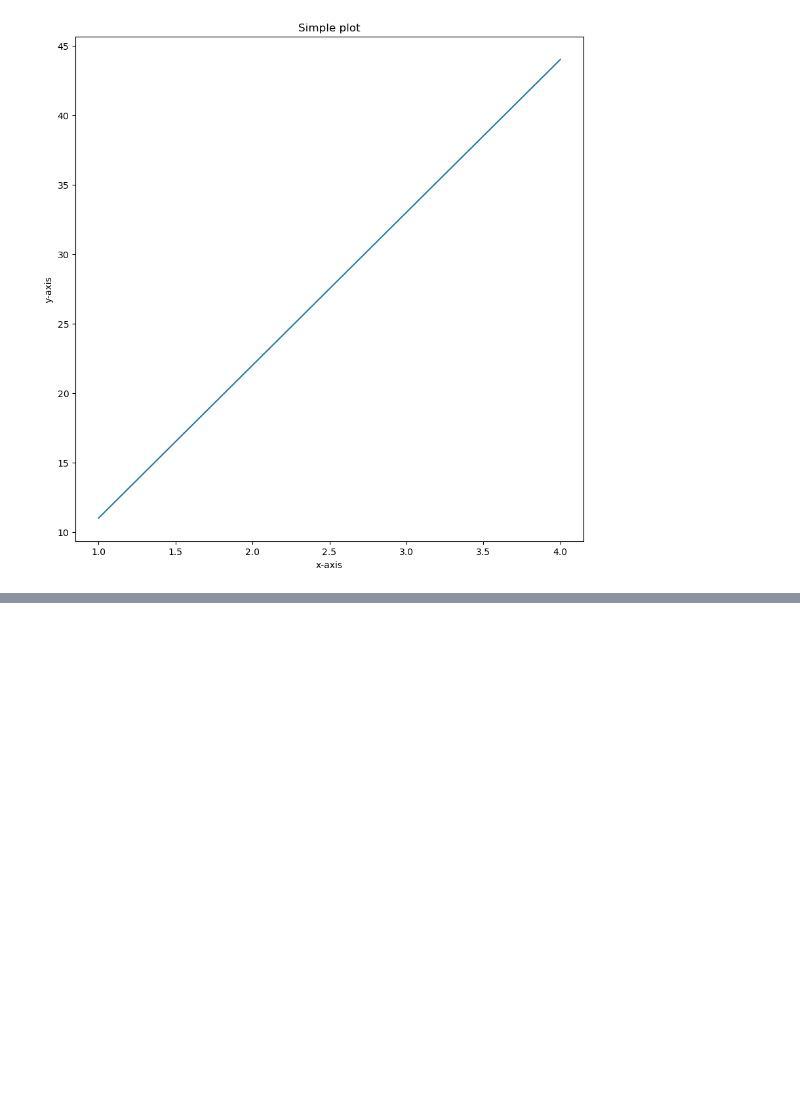
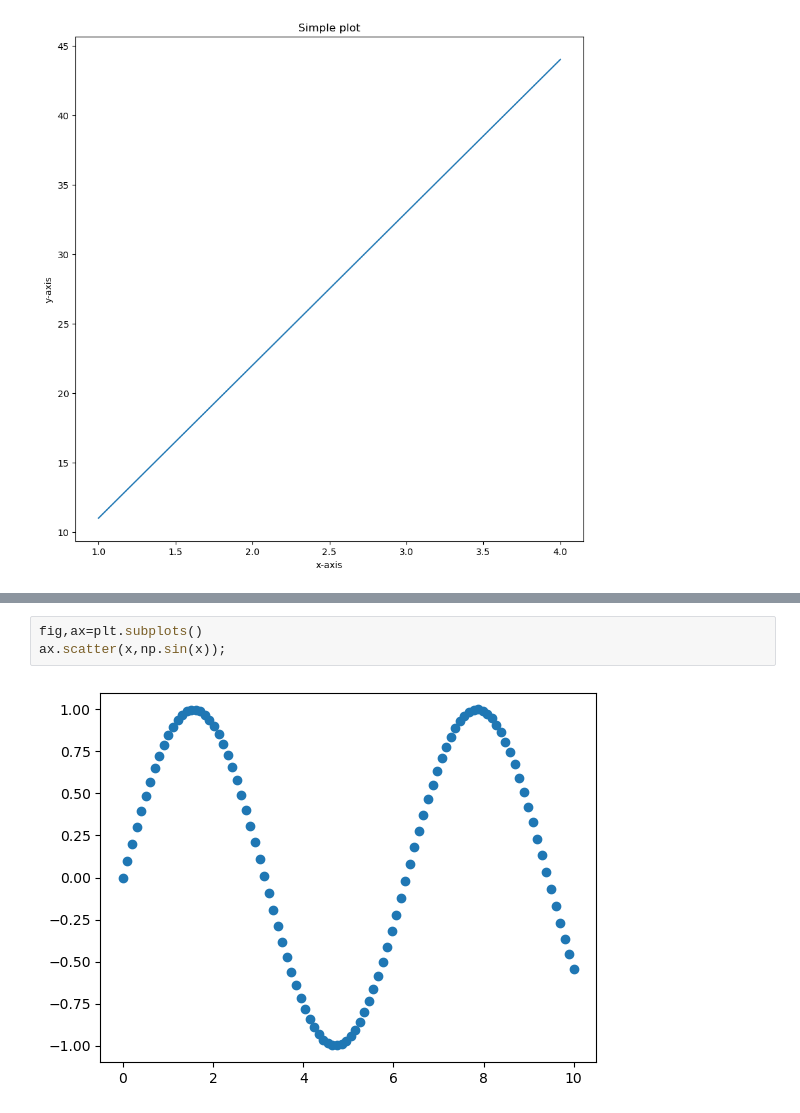
Before and after one commit to adityapaul26/ml, a Jupyter notebook: Introduction to matplotlib.ipynb, the cells around one changed output, grey strips where cells are left out. Saved outputs shown, nothing was run; the diff lists cells and outputs as text; blank space fills up the shorter version.

```diff
--- a/Introduction to matplotlib.ipynb
+++ b/Introduction to matplotlib.ipynb
@@ -63,0 +105,5 @@ ax.set(title="Simple plot",xlabel="x-axis" , ylabel="y-axis")
+# %%
+fig,ax=plt.subplots()
+ax.scatter(x,np.sin(x));
+# %% [output]
+[figure, added]
```
Also changed, not shown: parts of 15 cells of this notebook.
